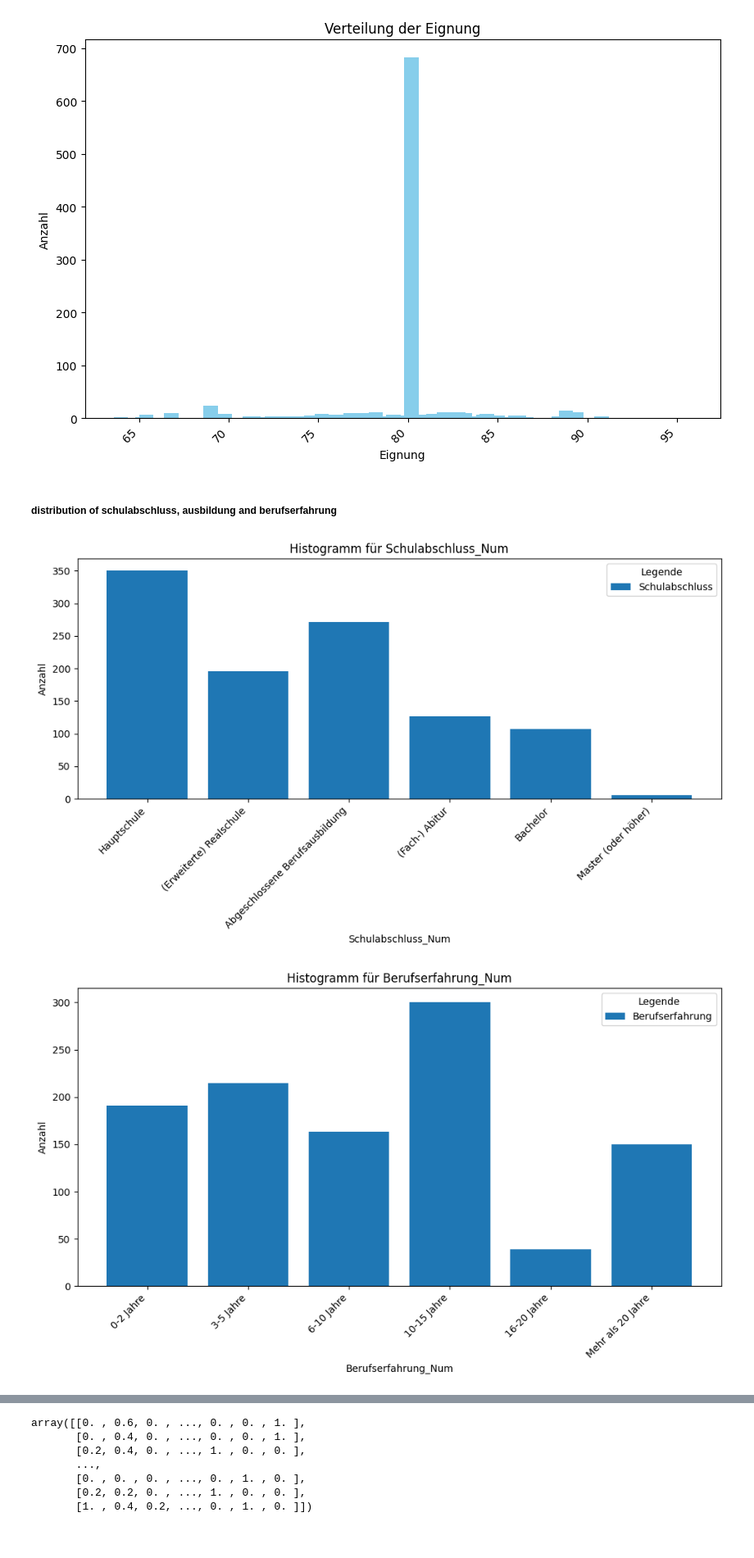
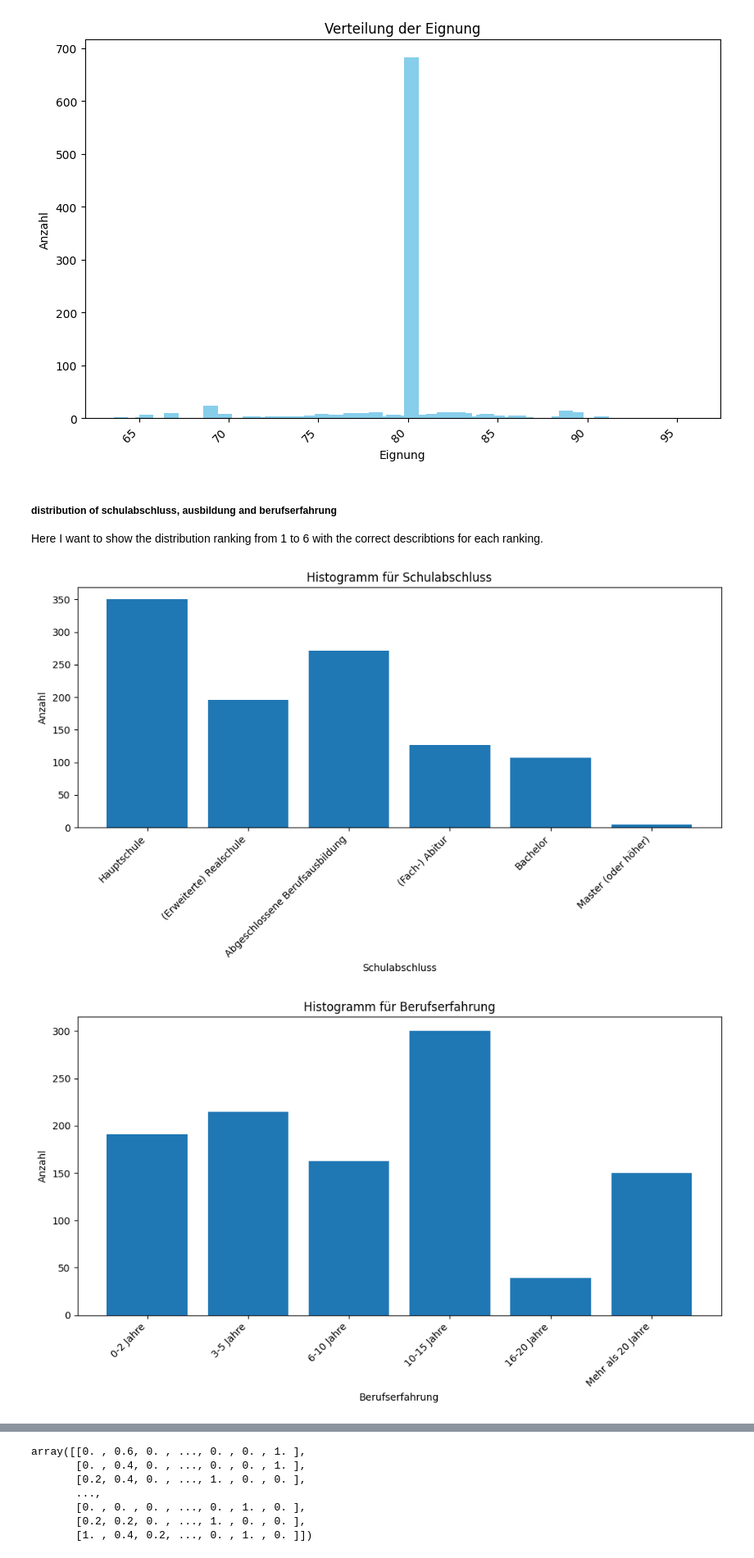
Before and after one commit to nora-monajjed/marketing_ml_analytics, a Jupyter notebook: marketing_excellence.ipynb, the cells around one changed output, grey strips where cells are left out. Shown at 82% size. Drawn from its saved outputs; the diff is of its cells as text; code cells hidden in the pictures.

```diff
--- a/marketing_excellence.ipynb
+++ b/marketing_excellence.ipynb
@@ -783,10 +799,11 @@ plt.xticks(rotation=45, ha="right")
 plt.show()
 # %% [output]
 [figure]
-# %% [markdown]
-##### distribution of schulabschluss, ausbildung and berufserfahrung
+# %% [markdown]
+##### distribution of schulabschluss, ausbildung and berufserfahrung
+
+Here I want to show the distribution ranking from 1 to 6 with the correct describtions for each ranking.
 # %%
-
 # Eindeutige Kategorien für den Schulabschluss
 unique_schulabschluss = {
     1: 'Hauptschule',
@@ -817,7 +834,7 @@ ausbildung_mapping = {
     6: 'Promotion (Dr. oder PhD)'
 }
 
-# Bereinigen Sie die Daten für Schulabschluss und Berufserfahrung
+# Vereinheitlichung der Daten für Schulabschluss. Das habe ich anfangs nicht gemacht wegen der Kategorisierung.
 data['Schulabschluss_Num'] = data['Schulabschluss_Num'].replace({
     'abgeschlossene berufsausbildung': 'Abgeschlossene Berufsausbildung',
     'abgeschlossene_berufsausbildung': 'Abgeschlossene Berufsausbildung',
@@ -830,41 +847,38 @@ data['Schulabschluss_Num'] = data['Schulabschluss_Num'].replace({
 
 # Sortieren Sie die Daten nach den Kategorien
 schulabschluss_counts = data['Schulabschluss_Num'].value_counts().sort_index()
 berufserfahrung_counts = data['Berufserfahrung_Num'].value_counts().sort_index()
 ausbildung_counts = data['Ausbildung_Num'].value_counts().sort_index()
 
 # Diagramm für Schulabschluss_Num
 plt.figure(figsize=(10, 6))
 plt.bar([unique_schulabschluss[k] for k in schulabschluss_counts.index], schulabschluss_counts.values)
 plt.xticks(rotation=45, ha="right")
-plt.xlabel('Schulabschluss_Num')
+plt.xlabel('Schulabschluss')
 plt.ylabel('Anzahl')
-plt.title('Histogramm für Schulabschluss_Num')
-plt.legend(['Schulabschluss'], title='Legende')
+plt.title('Histogramm für Schulabschluss')
 plt.tight_layout()
 plt.show()
 
 # Diagramm für Berufserfahrung_Num
 plt.figure(figsize=(10, 6))
 plt.bar([erfahrungs_mapping[k] for k in berufserfahrung_counts.index], berufserfahrung_counts.values)
 plt.xticks(rotation=45, ha="right")
-plt.xlabel('Berufserfahrung_Num')
+plt.xlabel('Berufserfahrung')
 plt.ylabel('Anzahl')
-plt.title('Histogramm für Berufserfahrung_Num')
-plt.legend(['Berufserfahrung'], title='Legende')
+plt.title('Histogramm für Berufserfahrung')
 plt.tight_layout()
 plt.show()
 
 # Diagramm für Ausbildung_Num
 plt.figure(figsize=(10, 6))
 plt.bar([ausbildung_mapping[k] for k in ausbildung_counts.index], ausbildung_counts.values)
 plt.xticks(rotation=45, ha="right")
-plt.xlabel('Ausbildung_Num')
+plt.xlabel('Ausbildung')
 plt.ylabel('Anzahl')
-plt.title('Histogramm für Ausbildung_Num')
-plt.legend(['Ausbildung'], title='Legende')
+plt.title('Histogramm für Ausbildung')
 plt.tight_layout()
 plt.show()
 # %% [output]
-[figure, old version]
+[figure, new version]
-[figure, old version]
+[figure, new version]
```
Also changed, not shown: parts of 48 cells of this notebook.
